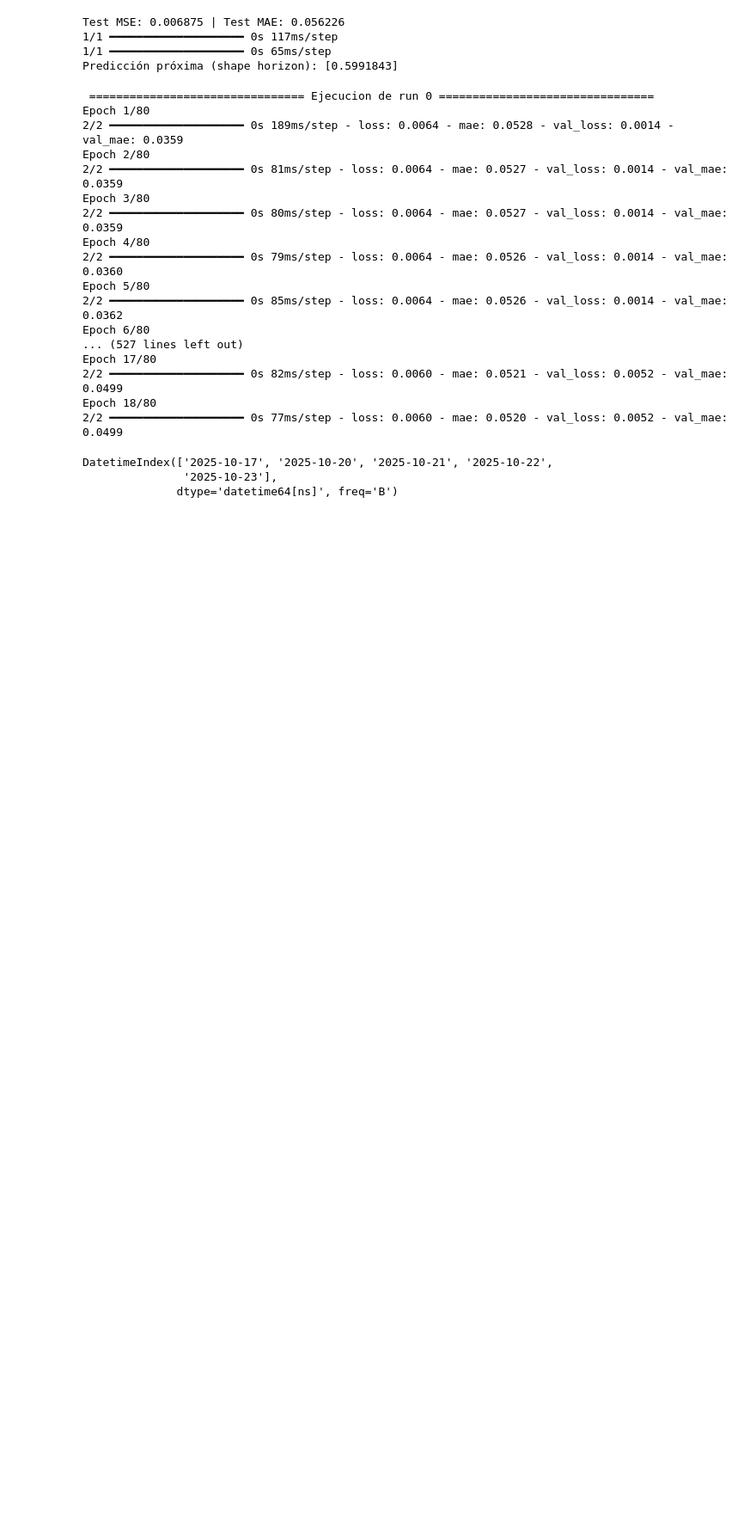
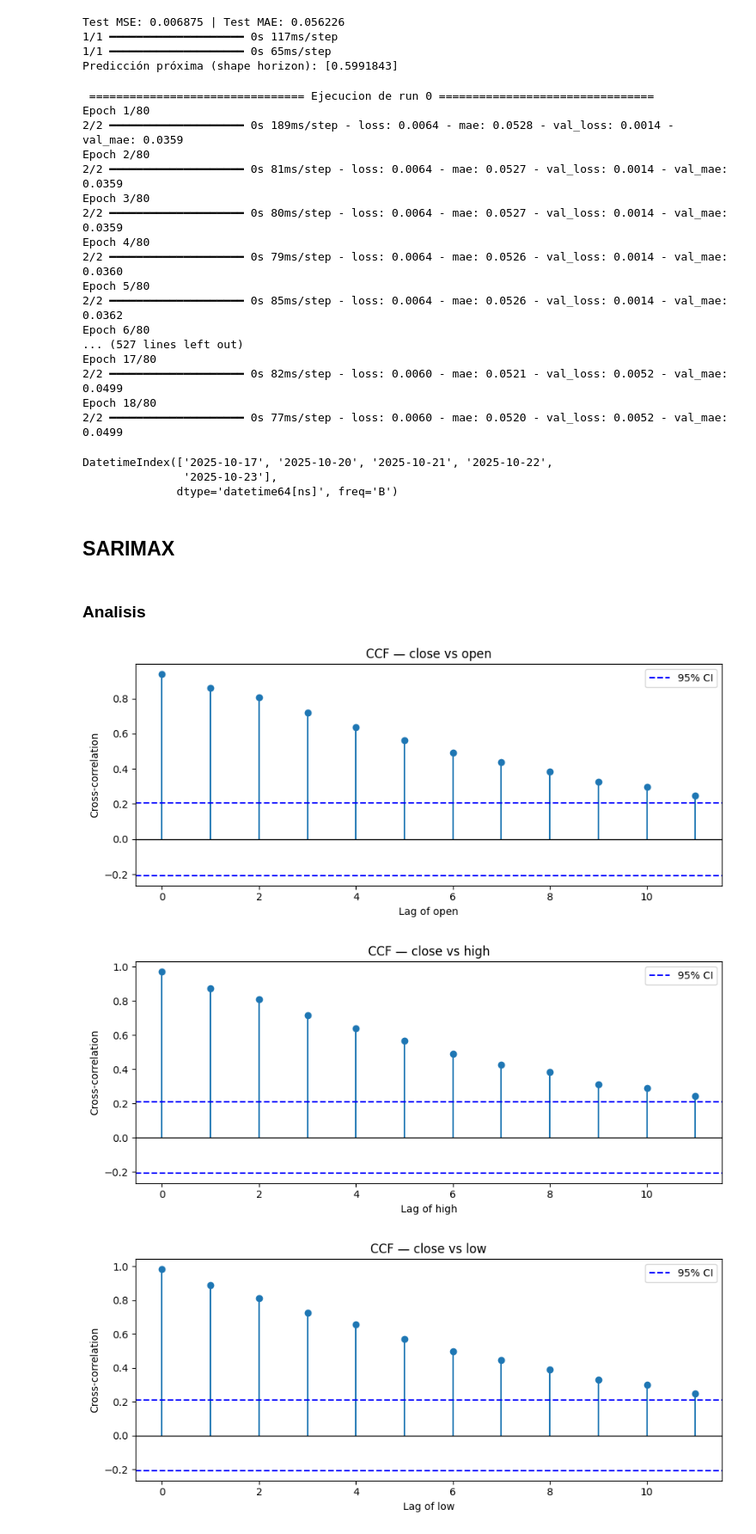
Before and after one commit to priscilacervantes25/E2_Prediccion_precio_cierre_accion, a Jupyter notebook: main.ipynb, the cells around one changed output. Shown at 86% size. Cells and saved outputs as stored; diff of their text form; code cells hidden in the pictures; blank space fills up the shorter version.

Commit message:
Sarimax terminado

```diff
--- a/main.ipynb
+++ b/main.ipynb
@@ -65,6 +67,0 @@ fig.show()
-# %%
-df = df[['close','date']]
-df['price'] = df['close']
-df.drop(columns=['close'], inplace=True)
-df.set_index('date', inplace=True)
-df
@@ -570,3 +561,5 @@ fig_future_usd.update_layout(
     hovermode="x unified", template="plotly_white"
 )
 fig_future_usd.show()
+# %% [markdown]
+## SARIMAX
@@ -572,0 +593,2 @@ fig_future_usd.show()
+# %% [markdown]
+### Analisis
@@ -572,0 +634,40 @@ fig_future_usd.show()
+# %%
+
+# 1) Validaciones básicas
+if "df" not in globals() or "close" not in df.columns:
+    raise RuntimeError("El DataFrame 'df' debe estar cargado y contener la columna 'close'.")
+
+# 2) Asegurar orden temporal y eliminar nulos
+df_ccf = df.sort_values("date").dropna(subset=["close"]).reset_index(drop=True)
+
+# 3) Seleccionar columnas numéricas distintas a 'close'
+num_cols = df_ccf.select_dtypes(include=[np.number]).columns.drop("close", errors="ignore")
+
+# 4) Parámetros generales
+max_lags = 12  # número máximo de rezagos a mostrar
+
+# 5) Iterar por cada variable numérica y graficar su CCF con 'close'
+for col in num_cols:
+    # Calcular la CCF
+    ccf_vals = ccf(df_ccf["close"], df_ccf[col], adjusted=False)
+    n = len(df_ccf)
+
+    # Limitar número de rezagos
+    lags = np.arange(max_lags)
+
+    # Crear figura
+    plt.figure(figsize=(9, 4))
+    plt.stem(lags, ccf_vals[:max_lags], basefmt=" ")
+    plt.axhline(0, color="black", linewidth=1)
+    plt.axhline(1.96 / np.sqrt(n), color="blue", linestyle="--", label="95% CI")
+    plt.axhline(-1.96 / np.sqrt(n), color="blue", linestyle="--")
+    plt.title(f"CCF — close vs {col}")
+    plt.xlabel(f"Lag of {col}")
+    plt.ylabel("Cross-correlation")
+    plt.legend()
+    plt.tight_layout()
+    plt.show()
+# %% [output]
+[figure, added]
+[figure, added]
+[figure, added]
```
Also changed, not shown: parts of 29 cells of this notebook.
